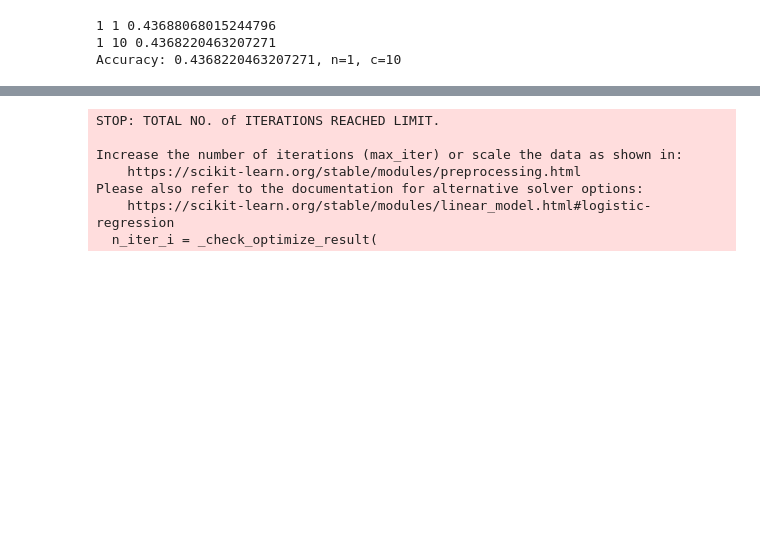
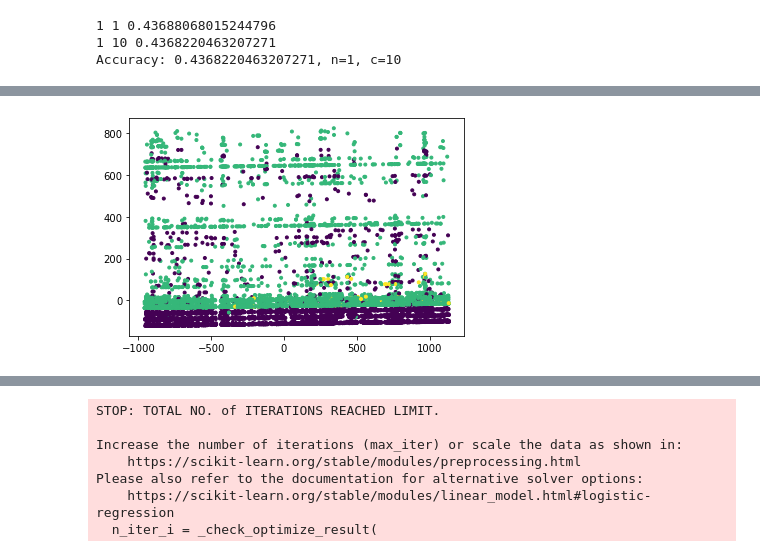
Before and after one commit to zaccmeyer/2020Crime, a Jupyter notebook: mckaycrime.ipynb, the cells around one changed output, grey strips where cells are left out. Cells and saved outputs as stored; diff of their text form; code cells hidden in the pictures; blank space fills up the shorter version.

Commit message:
logistic plots

```diff
--- a/mckaycrime.ipynb
+++ b/mckaycrime.ipynb
@@ -393,0 +413,10 @@ Accuracy: 0.4368220463207271, n=1, c=10
+# %%
+le = LabelEncoder()
+y = le.fit_transform(crime_data['Crm Cd']) #labels of crime types
+X=new_df #other data associated with crimes
+X_train,X_test,y_train, y_test = train_test_split(X,y, test_size = 0.3, random_state=3)
+logreg = LogisticRegression(multi_class='multinomial', solver='lbfgs', C=1, max_iter=500)
+logreg.fit(X_train, y_train)
+y_pred = logreg.predict(X_test)
+accuracy = logreg.score(X_test, y_test)
+print(f'Accuracy of the Logistic Regression Model: {accuracy}')
@@ -393,0 +432,8 @@ Accuracy: 0.4368220463207271, n=1, c=10
+# %%
+from sklearn.decomposition import PCA
+pca=PCA(n_components=2)
+Xtest2d=pca.fit_transform(X_test)
+plt.scatter(Xtest2d[:,0], Xtest2d[:,1], marker='.', c=y_pred)
+plt.show()
+# %% [output]
+[figure, added]
```
Also changed, not shown: parts of 9 cells of this notebook, 1 other file.
